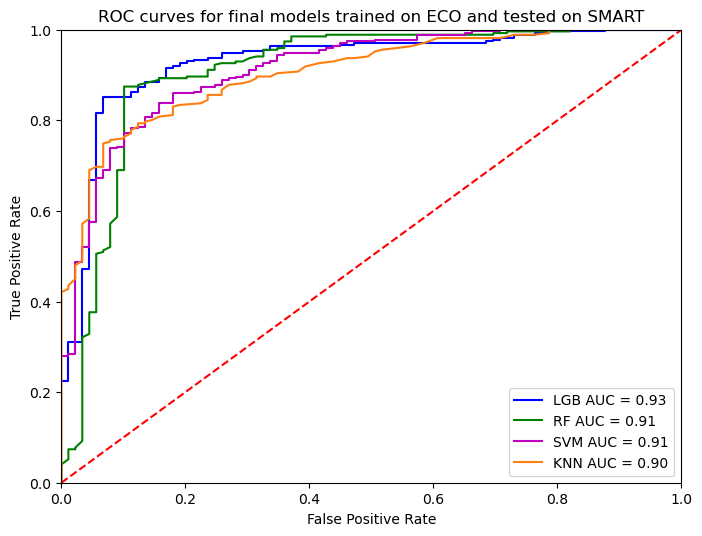
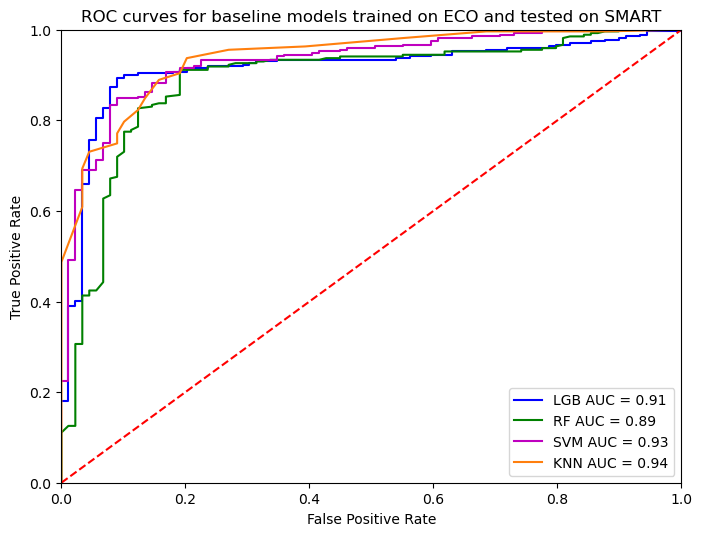
The change to this notebook cell's code, shown as a diff; its figure went from the first image to the second:
--- before
+++ after
@@ -6,9 +6,9 @@
 
 plt.figure(figsize=(8, 6), dpi=100).clf()
-plt.title('ROC curves for final models trained on ECO and tested on SMART')
+plt.title('ROC curves for baseline models trained on ECO and tested on SMART')
 lightgbm_infer.fit(
-        X_fin[train_ix], y[train_ix]
+        X[train_ix], y[train_ix]
     )
-predictions = lightgbm_infer.predict_proba(X_fin[test_ix])[:,1]
+predictions = lightgbm_infer.predict_proba(X[test_ix])[:,1]
 fpr, tpr, threshold = metrics.roc_curve(y[test_ix], predictions)
 roc_auc = metrics.auc(fpr, tpr)
@@ -17,7 +17,7 @@
 
 rf_infer.fit(
-        X_fin[train_ix], y[train_ix]
+        X[train_ix], y[train_ix]
     )
-predictions = rf_infer.predict_proba(X_fin[test_ix])[:,1]
+predictions = rf_infer.predict_proba(X[test_ix])[:,1]
 fpr, tpr, threshold = metrics.roc_curve(y[test_ix], predictions)
 roc_auc = metrics.auc(fpr, tpr)
@@ -26,7 +26,7 @@
 
 svm_infer.fit(
-    X_fin[train_ix], y[train_ix]
+    X[train_ix], y[train_ix]
 )
-predictions = svm_infer.predict_proba(X_fin[test_ix])[:,1]
+predictions = svm_infer.predict_proba(X[test_ix])[:,1]
 fpr, tpr, threshold = metrics.roc_curve(y[test_ix], predictions)
 roc_auc = metrics.auc(fpr, tpr)
@@ -35,7 +35,7 @@
 
 knn_infer.fit(
-    X_fin[train_ix], y[train_ix]
+    X[train_ix], y[train_ix]
 )
-predictions = knn_infer.predict_proba(X_fin[test_ix])[:,1]
+predictions = knn_infer.predict_proba(X[test_ix])[:,1]
 fpr, tpr, threshold = metrics.roc_curve(y[test_ix], predictions)
 roc_auc = metrics.auc(fpr, tpr)

Commit: Remove stray duplicate #@title lines from main.ipynb